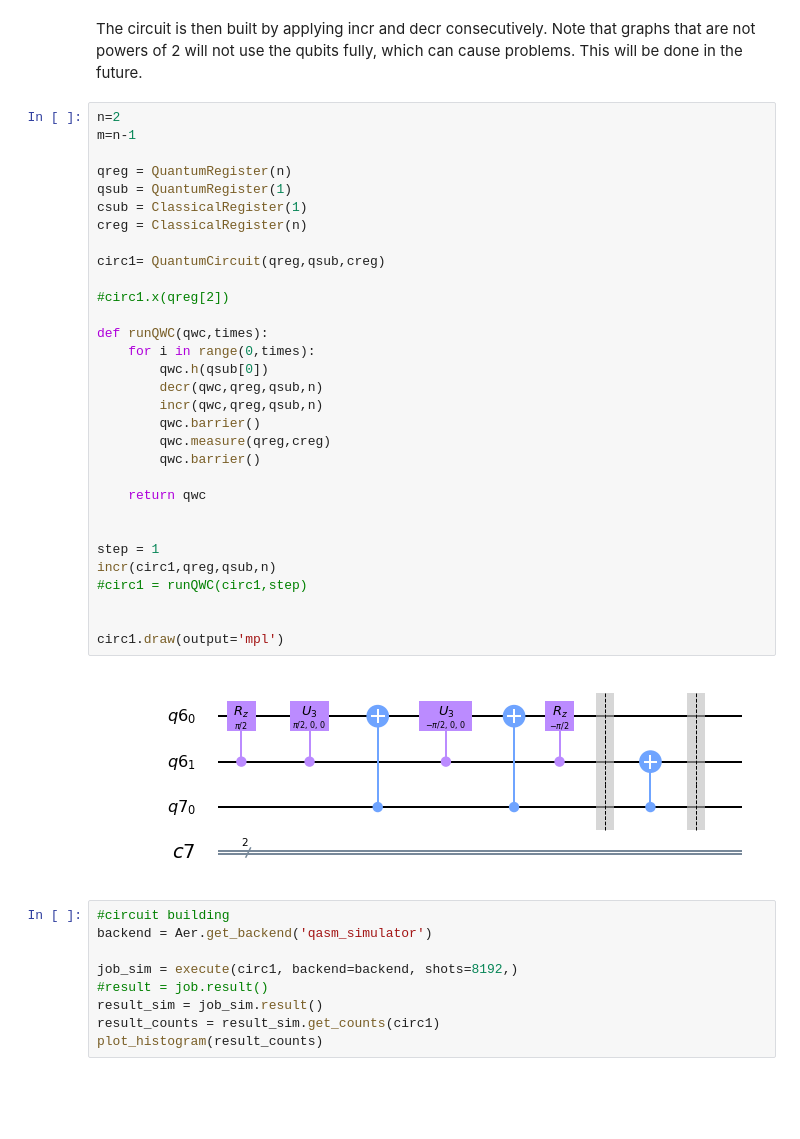
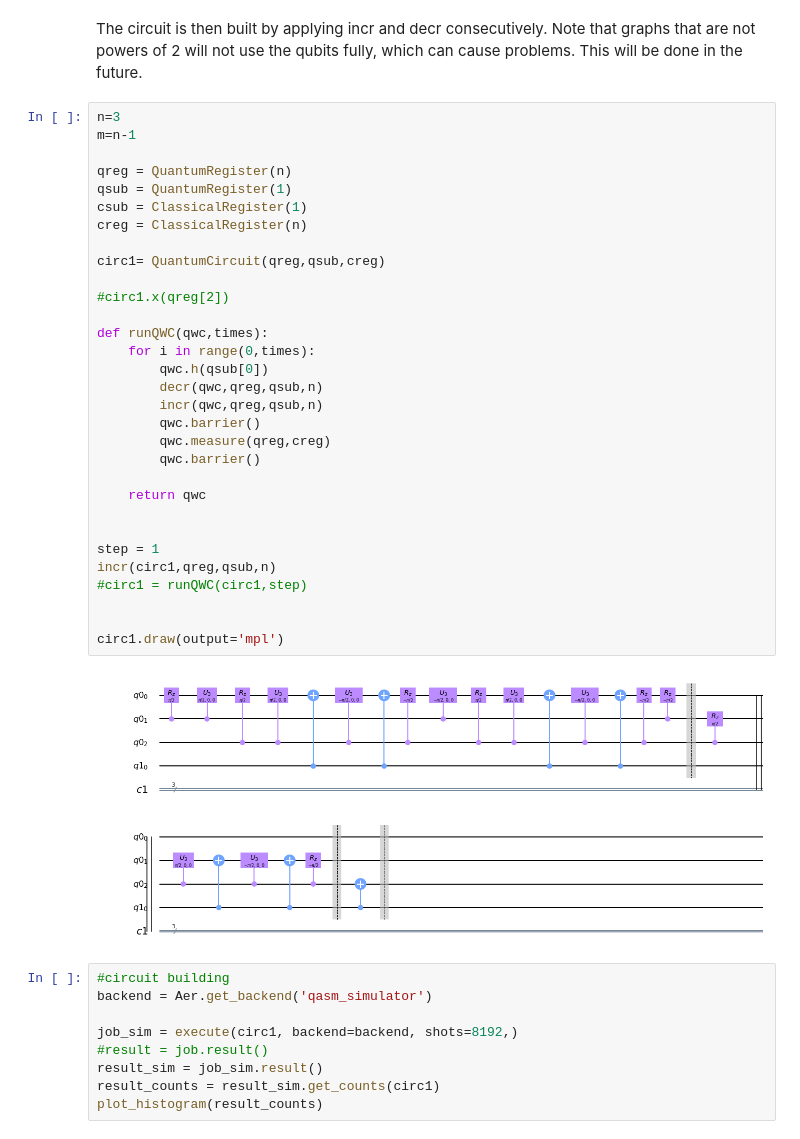
Before and after one commit to JaimePSantos/Dissertation-Tex-Code, a Jupyter notebook: Coding/Qiskit/Coined Quantum Walk/Coding/CoinedCycle.ipynb, the cells around one changed output. Drawn from its saved outputs; the diff is of its cells as text; blank space fills up the shorter version.

```diff
--- a/Coding/Qiskit/Coined Quantum Walk/Coding/CoinedCycle.ipynb
+++ b/Coding/Qiskit/Coined Quantum Walk/Coding/CoinedCycle.ipynb
@@ -45,38 +45,38 @@ def decr(qwc,q,subnode,n):
 The circuit is then built by applying incr and decr consecutively.
 Note that graphs that are not powers of 2 will not use the qubits fully, which can cause problems. This will be done in the future.
 # %%
-n=2
+n=3
 m=n-1
 
 qreg = QuantumRegister(n)
 qsub = QuantumRegister(1)
 csub = ClassicalRegister(1)
 creg = ClassicalRegister(n)
 
 circ1= QuantumCircuit(qreg,qsub,creg)
 
 #circ1.x(qreg[2])
 
 def runQWC(qwc,times):
     for i in range(0,times):
         qwc.h(qsub[0])
         decr(qwc,qreg,qsub,n)
         incr(qwc,qreg,qsub,n)
         qwc.barrier()
         qwc.measure(qreg,creg)
         qwc.barrier()
 
     return qwc
 
 
 step = 1
 incr(circ1,qreg,qsub,n)
 #circ1 = runQWC(circ1,step)
 
 
 circ1.draw(output='mpl')
 # %% [output]
-[figure, old version]
+[figure, new version]
 # %%
 #circuit building
 backend = Aer.get_backend('qasm_simulator')
```
Also changed, not shown: 4 other files.
